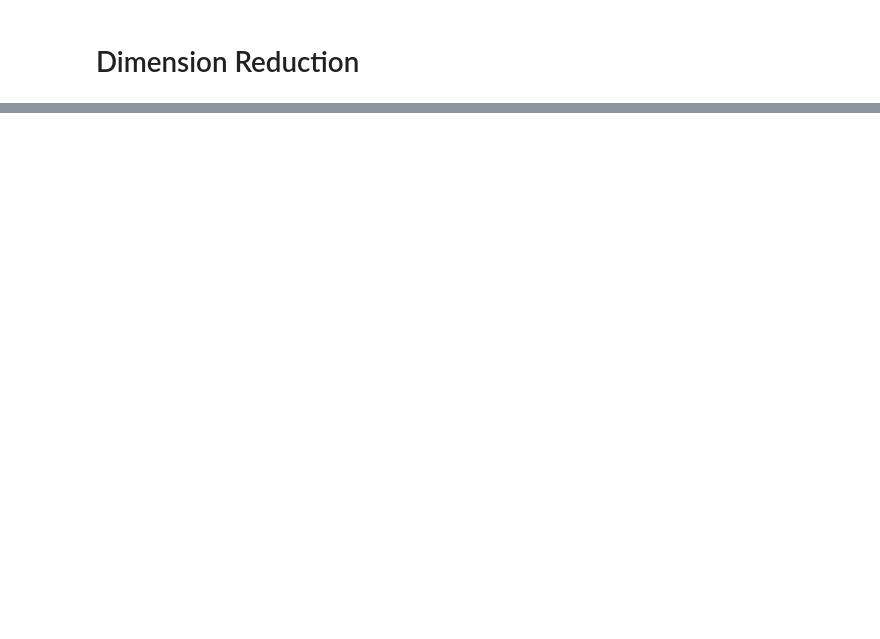
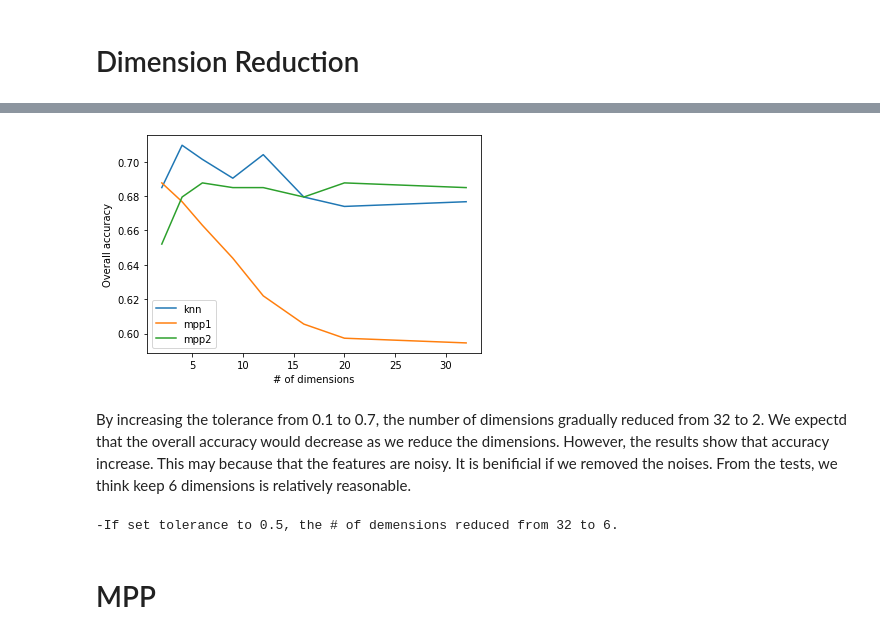
Before and after one commit to mattskier/COSC-522-Group-2, a Jupyter notebook: final - Group 2.ipynb, the cells around one changed output, grey strips where cells are left out. Drawn from its saved outputs; the diff is of its cells as text; code cells hidden in the pictures; blank space fills up the shorter version.

Commit message:
update
add decision tree, svm; add analysis of dimension remain

```diff
--- a/final - Group 2.ipynb
+++ b/final - Group 2.ipynb
@@ -545,3 +546,8 @@ plt.show()
 [figure]
 # %% [markdown]
 The experiments above indicate that "mean normalization" performs the best. In specific, min-max improve the overall accuracy for knn and mpp1. However, the overall accuracy decreased for mpp2. This may because min-max normalization partialy eliminates the correlations between the features. Therefore, the original assumptions no longer hold. It is better to assume that the features are independent which applies for mpp1. "Mean normalization" improved the overall accuracies for all classifiers. Therefore, we use "mean normalization" for all the following tasks.
+# %%
+# use mean normalization
+nHousetrain = mean_normal(Housetrain)
+nHouseval = mean_normal(Houseval)
+print('mean nornalization is applied.')
@@ -552,3 +557,0 @@ The first approach to try for reducing the dimensions is priciple component anal
-# %%
-# use mean normalization
-nHousetrain = minmax_normal(Housetrain)
@@ -562,6 +557,0 @@ Overall Accuracy for mpp2 is 0.684931506849315
-# %%
-# apply pca to reduce the dimensions
-pmatrix = mylearn.pca(np.array(nHousetrain), 0.2)
-pHousetrain = np.dot(Housetrain, pmatrix)
-pHouseval = np.dot(Houseval, pmatrix)
-_ = experiment(pHousetrain, traintarget, pHouseval, normalization='mean')
@@ -571,0 +576,23 @@ Overall Accuracy for mpp2 is 0.6301369863013698
+# %%
+# without dimension reduction
+dims = [Houseval.shape[1]]
+knn_accs = []
+mpp1_accs = []
+mpp2_accs = []
+acc1, acc2, acc3 = experiment(nHousetrain, traintarget, nHouseval)
+knn_accs.append(acc1)
+mpp1_accs.append(acc2)
+mpp2_accs.append(acc3)
+
+# apply pca
+tolerance = np.linspace(0.1, 0.7, 7)
+for t in tolerance:
+    pmatrix = mylearn.pca(np.array(nHousetrain), t)
+    pHousetrain = np.dot(nHousetrain, pmatrix)
+    pHouseval = np.dot(nHouseval, pmatrix)
+    print(f"-If tolerance is {t}, demensions reduced from {Housetrain.shape[1]} to {pHousetrain.shape[1]}.")
+    dims.append(pHouseval.shape[1])
+    acc1, acc2, acc3 = experiment(pHousetrain, traintarget, pHouseval)
+    knn_accs.append(acc1)
+    mpp1_accs.append(acc2)
+    mpp2_accs.append(acc3)
@@ -571,0 +617,21 @@ Overall Accuracy for mpp2 is 0.6301369863013698
+# %%
+plt.plot(dims, knn_accs, label='knn')
+plt.plot(dims, mpp1_accs, label = 'mpp1')
+plt.plot(dims, mpp2_accs, label = 'mpp2')
+plt.legend()
+plt.xlabel('# of dimensions')
+plt.ylabel('Overall accuracy')
+plt.show()
+# %% [output]
+[figure, added]
+# %% [markdown]
+By increasing the tolerance from 0.1 to 0.7, the number of dimensions gradually reduced from 32 to 2. We expectd that the overall accuracy would decrease as we reduce the dimensions. However, the results show that accuracy increase. This may because that the features are noisy. It is benificial if we removed the noises. From the tests, we think keep 6 dimensions is relatively reasonable.
+# %%
+pmatrix = mylearn.pca(np.array(nHousetrain), 0.5)
+pHousetrain = np.dot(nHousetrain, pmatrix)
+pHouseval = np.dot(nHouseval, pmatrix)
+print(f"-If set tolerance to {0.5}, the # of demensions reduced from {Housetrain.shape[1]} to {pHousetrain.shape[1]}.")
+# %% [output]
+-If set tolerance to 0.5, the # of demensions reduced from 32 to 6.
+# %% [markdown]
+# MPP
```
Also changed, not shown: parts of 17 cells of this notebook.
